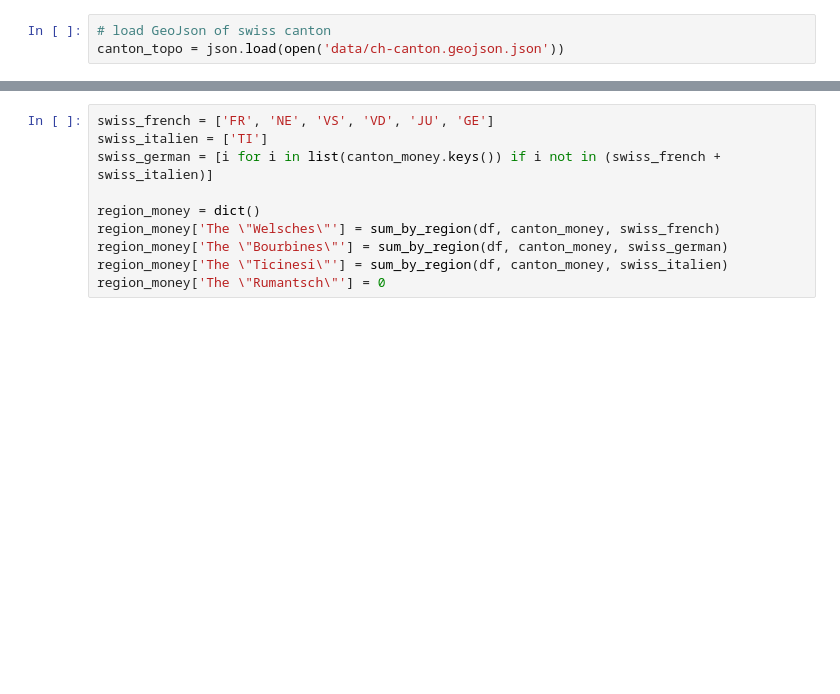
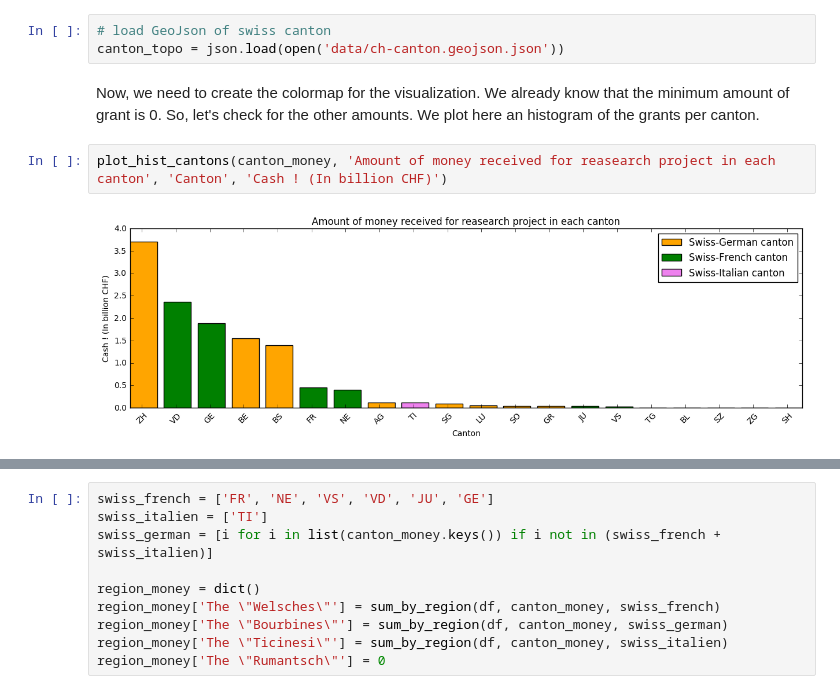
Before and after one commit to jmuth/ADA_homeworks, a Jupyter notebook: 03 - Interactive Viz/Map_Vizualization.ipynb, the cells around one changed output, grey strips where cells are left out. Cells and saved outputs as stored; diff of their text form; blank space fills up the shorter version.

```diff
--- a/03 - Interactive Viz/Map_Vizualization.ipynb
+++ b/03 - Interactive Viz/Map_Vizualization.ipynb
@@ -56,3 +66,9 @@ canton_money = defaultdict(lambda: 0, canton_money)
 # %%
 # load GeoJson of swiss canton
 canton_topo = json.load(open('data/ch-canton.geojson.json'))
+# %% [markdown]
+Now, we need to create the colormap for the visualization. We already know that the minimum amount of grant is 0. So, let's check for the other amounts. We plot here an histogram of the grants per canton.
+# %%
+plot_hist_cantons(canton_money, 'Amount of money received for reasearch project in each canton', 'Canton', 'Cash ! (In billion CHF)')
+# %% [output]
+[figure, added]
```
Also changed, not shown: parts of 19 cells of this notebook, 3 other files.
